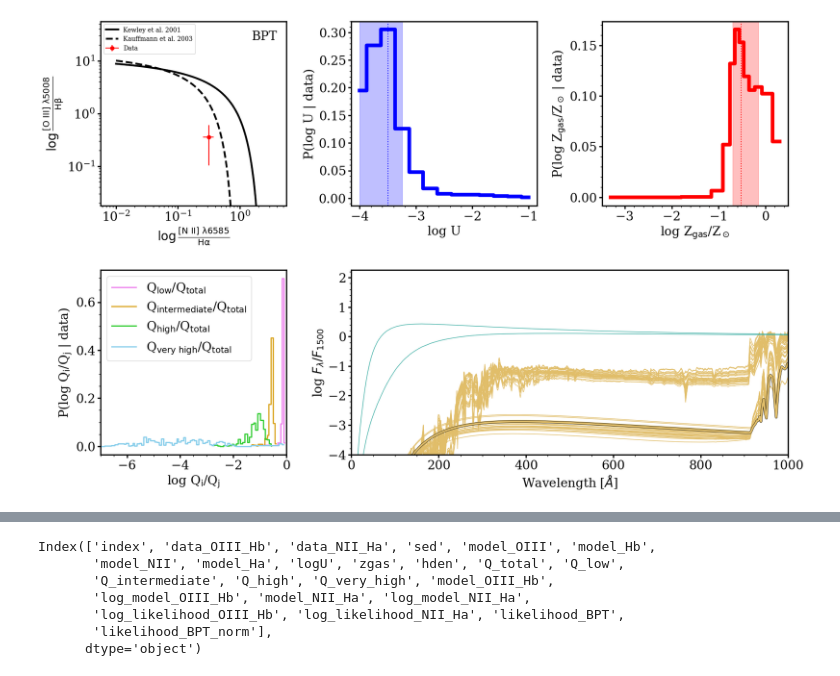
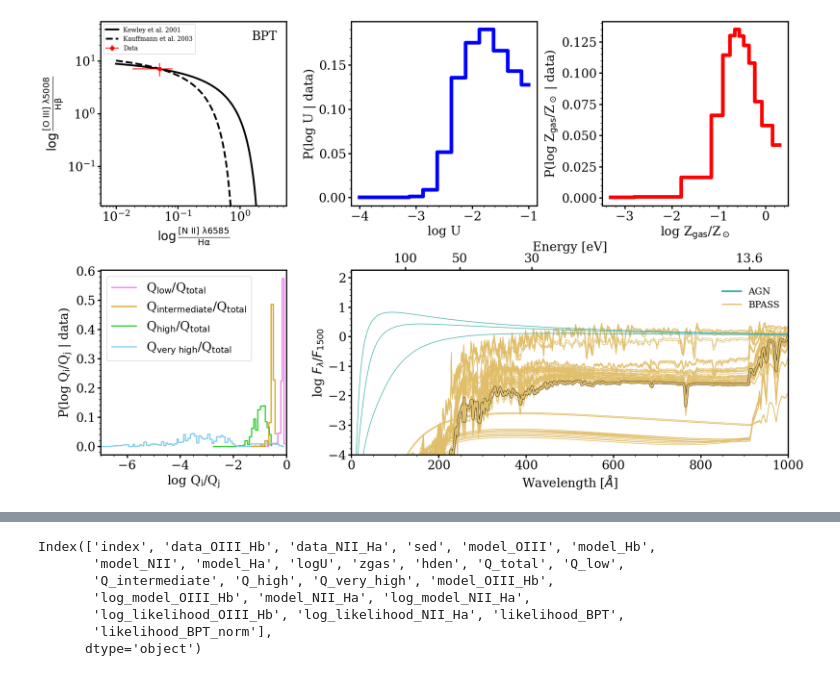
Before and after one commit to njcleri/AR_05558_modeling, a Jupyter notebook: code/bpt_inference/bpt_inference.ipynb, the cells around one changed output, grey strips where cells are left out. Cells and saved outputs as stored; diff of their text form; code cells hidden in the pictures.

Commit message:
qthreepanel updated figure

```diff
--- a/code/bpt_inference/bpt_inference.ipynb
+++ b/code/bpt_inference/bpt_inference.ipynb
@@ -32,6 +33,12 @@ def clean_cloudy_con_file(filename):
     # df['step'] = df['step'].cat.rename_categories(np.arange(0,len(df['step'].unique())))
 
     return df
+
+def get_wavelength_from_ev(energy_eV):
+    '''
+    Takes photon energy in eV and returns corresponding wavelength in Angstroms
+    '''
+    return (const.h*const.c/(energy_eV*u.eV)).to(u.Angstrom).value
 
 def make_all_qs(all_models_with_qs):
     all_qs = (
@@ -49,18 +56,6 @@ def make_all_qs(all_models_with_qs):
 
 def log_likelihood(data, model, uncertainty):
     return -0.5 * (data - model) ** 2 / uncertainty**2
-
-def calculate_quantile(parameter_array, probability_array, quantile):
-    p = parameter_array[np.where(np.cumsum(probability_array) > quantile)[0][0]]
-    return p
-
-
-def calculate_quantiles_16_50_84(parameter_array, probability_array):
-    q_16 = calculate_quantile(parameter_array, probability_array, 0.16)
-    q_50 = calculate_quantile(parameter_array, probability_array, 0.50)
-    q_84 = calculate_quantile(parameter_array, probability_array, 0.84)
-    return q_16, q_50, q_84
-
 
 def calculate_bpt_inference_df(NII_Ha_data, OIII_Hb_data, NII_Ha_uncertainty, OIII_Hb_uncertainty):
     NII_Ha_data = np.array([NII_Ha_data])
@@ -114,20 +109,20 @@ def plot_bpt(NII_Ha_data, OIII_Hb_data, NII_Ha_uncertainty, OIII_Hb_uncertainty,
 
 def plot_posterior_logU(bpt_inference_df, ax):
     bpt_groupby_logU = bpt_inference_df.drop('sed', axis=1).groupby(by=['data_NII_Ha', 'data_OIII_Hb', 'logU'], observed=True).sum().reset_index()
-    q_16, q_50, q_84 = calculate_quantiles_16_50_84(bpt_groupby_logU['logU'], bpt_groupby_logU['likelihood_BPT_norm'])
+    # q_16, q_50, q_84 = calculate_quantiles_16_50_84(bpt_groupby_logU['logU'], bpt_groupby_logU['likelihood_BPT_norm'])
     ax.step(bpt_groupby_logU['logU'], bpt_groupby_logU['likelihood_BPT_norm'], where='mid', lw=6, c='blue')
-    ax.axvspan(q_16, q_84, color='blue', alpha=0.25)
-    ax.axvline(q_50, c='blue', ls=':')
+    # ax.axvspan(q_16, q_84, color='blue', alpha=0.25)
+    # ax.axvline(q_50, c='blue', ls=':')
     ax.set_xlabel('log U')
     ax.set_ylabel('P(log U | data)')
 
 
 def plot_posterior_Zgas(bpt_inference_df, ax):
     bpt_groupby_zgas = bpt_inference_df.drop('sed', axis=1).groupby(by=['data_NII_Ha', 'data_OIII_Hb', 'zgas'], observed=True).sum().reset_index()
-    q_16, q_50, q_84 = calculate_quantiles_16_50_84(np.log10(bpt_groupby_zgas['zgas']), bpt_groupby_zgas['likelihood_BPT_norm'])
+    # q_16, q_50, q_84 = calculate_quantiles_16_50_84(np.log10(bpt_groupby_zgas['zgas']), bpt_groupby_zgas['likelihood_BPT_norm'])
     ax.step(np.log10(bpt_groupby_zgas['zgas']), bpt_groupby_zgas['likelihood_BPT_norm'], where='mid', lw=6, c='red')
-    ax.axvspan(q_16, q_84, color='red', alpha=0.25)
-    ax.axvline(q_50, c='red', ls=':')
+    # ax.axvspan(q_16, q_84, color='red', alpha=0.25)
+    # ax.axvline(q_50, c='red', ls=':')
     ax.set_xlabel(r'log Z$_{\rm{gas}}$/Z$_\odot$')
     ax.set_ylabel(r'P(log Z$_{\rm{gas}}$/Z$_\odot$ | data)')
 
@@ -193,7 +188,7 @@ def plot_posterior_all_Q(bpt_inference_df, ax):
     ax.legend()
 
 def find_model_matches(bpt_inference_df, n_most_likely):
-    bpt_inference_df = bpt_inference_df.sort_values('likelihood_BPT').head(n_most_likely).reset_index()
+    bpt_inference_df = bpt_inference_df.sort_values('likelihood_BPT', ascending=False).head(n_most_likely).reset_index()
     return bpt_inference_df
 
 def plot_matches(bpt_inference_df, n_most_likely, ax):
@@ -218,41 +213,49 @@ def plot_matches(bpt_inference_df, n_most_likely, ax):
         ax.plot(match_con.wave, np.log10(np.array(match_con['incident'])/match_con[match_con.wave == 1.50053e+03]['incident'].iloc[0]), color='k', lw=4, alpha=1)
         ax.plot(match_con.wave, np.log10(np.array(match_con['incident'])/match_con[match_con.wave == 1.50053e+03]['incident'].iloc[0]), color=COLOR_STARS, lw=3, alpha=1)
 
+    secax = ax.secondary_xaxis('top')
+    secax.set_xticks(get_wavelength_from_ev([13.6,30,50,100]))
+    secax.set_xticklabels([13.6,30,50,100])
+    secax.minorticks_off()
+    secax.set_xlabel('Energy [eV]')
+
     ax.set_xlim(0, 1000)
     ax.set_ylim(-4, 2.25)
     ax.set_xlabel('Wavelength [$\AA$]')
     ax.set_ylabel('log $F_\lambda/F_{1500}$')
-
-
+    legend_elements= [Line2D([0], [0], color=COLOR_AGN, lw=3, label='AGN'),
+                      Line2D([0], [0], color=COLOR_STARS, lw=2, label='BPASS')
+                      ]
+    ax.legend(handles=legend_elements, loc='upper right', bbox_to_anchor=(1.0, 0.95), frameon=False, fontsize=15)
 
 def main_bpt(NII_Ha_data, OIII_Hb_data, NII_Ha_uncertainty, OIII_Hb_uncertainty, n_most_likely, plot_matched_seds=True):
     bpt_inference_df = calculate_bpt_inference_df(NII_Ha_data, OIII_Hb_data, NII_Ha_uncertainty, OIII_Hb_uncertainty)
     matches = find_model_matches(bpt_inference_df, n_most_likely)
 
     fig = plt.figure(figsize=(20,20))
     gs = GridSpec(nrows=3, ncols=3)
     gs.update(wspace=0.35, hspace=0.35)
 
     ax = fig.add_subplot(gs[0:1, 0:1])
     plot_bpt(NII_Ha_data, OIII_Hb_data, NII_Ha_uncertainty, OIII_Hb_uncertainty, ax)
 
     ax = fig.add_subplot(gs[0:1, 1:2])
     plot_posterior_logU(bpt_inference_df, ax)
 
     ax = fig.add_subplot(gs[0:1, 2:3])
     plot_posterior_Zgas(bpt_inference_df, ax)
 
     ax = fig.add_subplot(gs[1:2, 0:1])
     plot_posterior_all_Q(bpt_inference_df, ax)
 
     if not plot_matched_seds:
         return matches
 
     ax = fig.add_subplot(gs[1:2, 1:3])
     plot_matches(bpt_inference_df, n_most_likely, ax)
 
     return matches
 
-matches = main_bpt(NII_Ha_data=10**-0.5, OIII_Hb_data=10**-0.45, NII_Ha_uncertainty=10**-1.2, OIII_Hb_uncertainty=10**-0.6, n_most_likely=100)
+matches = main_bpt(NII_Ha_data=10**-1.3, OIII_Hb_data=10**0.85, NII_Ha_uncertainty=10**-1.5, OIII_Hb_uncertainty=10**0.3, n_most_likely=100)
 # %% [output]
-[figure, old version]
+[figure, new version]
```
Also changed, not shown: parts of 4 cells of this notebook, 4 other files.
